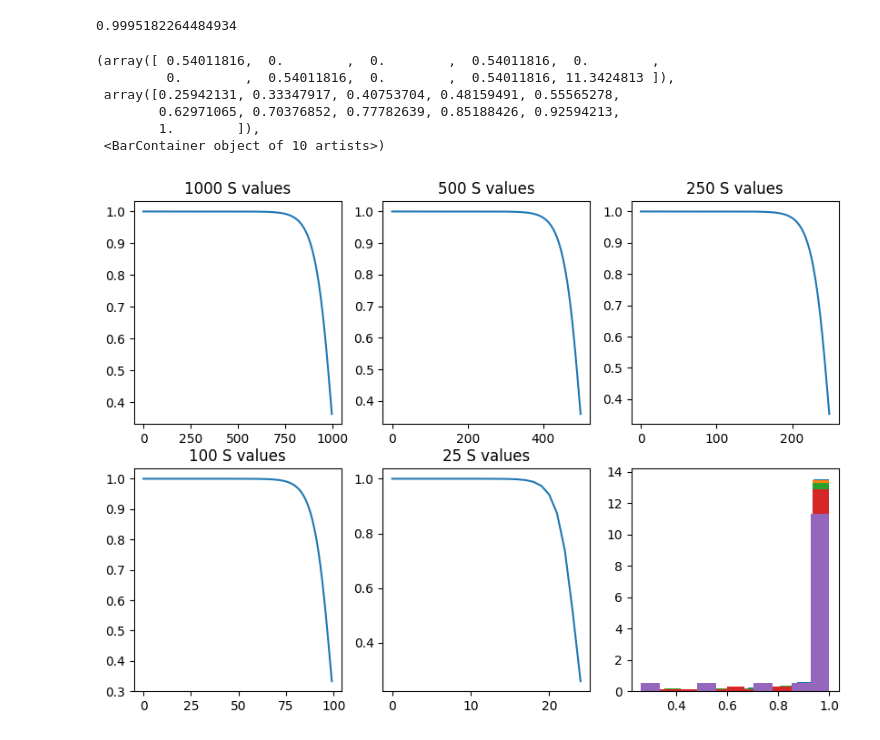
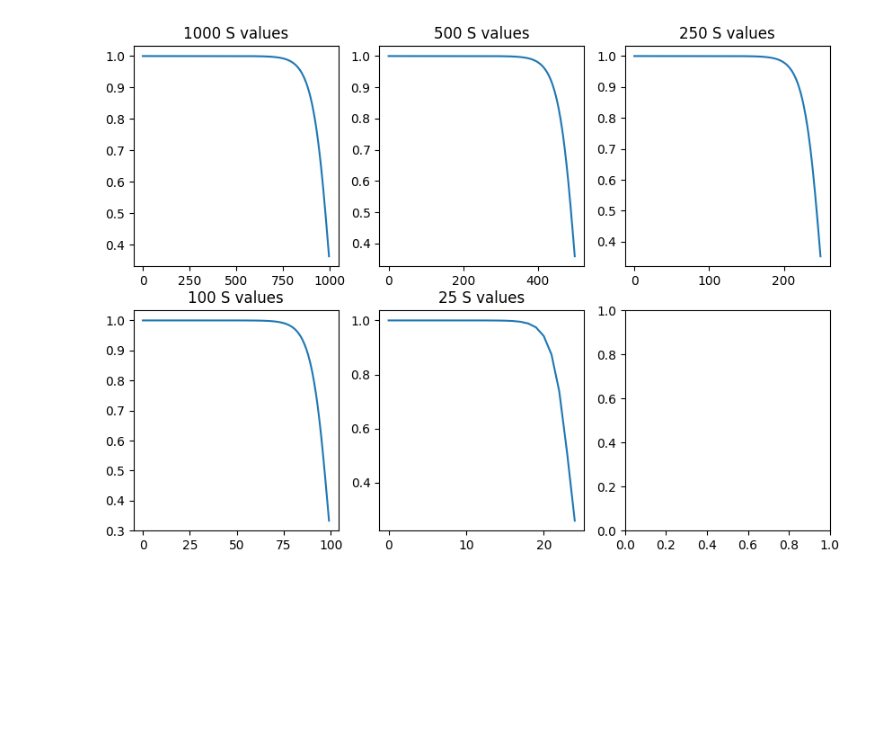
Before and after one commit to advil4rent/frasier, a Jupyter notebook: PDE.ipynb, the cells around one changed output. Cells and saved outputs as stored; diff of their text form; code cells hidden in the pictures; blank space fills up the shorter version.

```diff
--- a/PDE.ipynb
+++ b/PDE.ipynb
@@ -112,8 +91,4 @@ Text(0.5, 1.0, '25 S Values')
 [figure]
-# %%
-F[0]
-# %% [output]
-0.9995182264484934
 # %%
 P=F
 P1 = F1
@@ -130,25 +104,14 @@ for t in T:
 # %%
 fig,ax = plt.subplots(2,3, figsize = (10,7))
 ax[0,0].plot(P)
 ax[0,0].set_title("1000 S values")
 ax[0,1].plot(P1)
 ax[0,1].set_title("500 S values")
 ax[0,2].plot(P2)
 ax[0,2].set_title("250 S values")
 ax[1,0].plot(P3)
 ax[1,0].set_title("100 S values")
 ax[1,1].plot(P4)
-ax[1,1].set_title("25 S values")
-ax[1,2].hist(P, density = True, histtype = 'barstacked')#, alpha = 0.2)
-ax[1,2].hist(P1, density = True, histtype = 'barstacked')#, alpha = 0.2)
-ax[1,2].hist(P2, density = True, histtype = 'barstacked')#, alpha = 0.2)
-ax[1,2].hist(P3, density = True, histtype = 'barstacked')#, alpha = 0.2)
-ax[1,2].hist(P4, density = True, histtype = 'barstacked')#, alpha = 0.2)
+ax[1,1].set_title("25 S values");
 # %% [output]
-(array([ 0.54011816,  0.        ,  0.        ,  0.54011816,  0.        ,
-         0.        ,  0.54011816,  0.        ,  0.54011816, 11.3424813 ]),
- array([0.25942131, 0.33347917, 0.40753704, 0.48159491, 0.55565278,
-        0.62971065, 0.70376852, 0.77782639, 0.85188426, 0.92594213,
-        1.        ]),
- <BarContainer object of 10 artists>)
-[figure, old version]
+[figure, new version]
```
Also changed, not shown: parts of 16 cells of this notebook, 1 other file.
